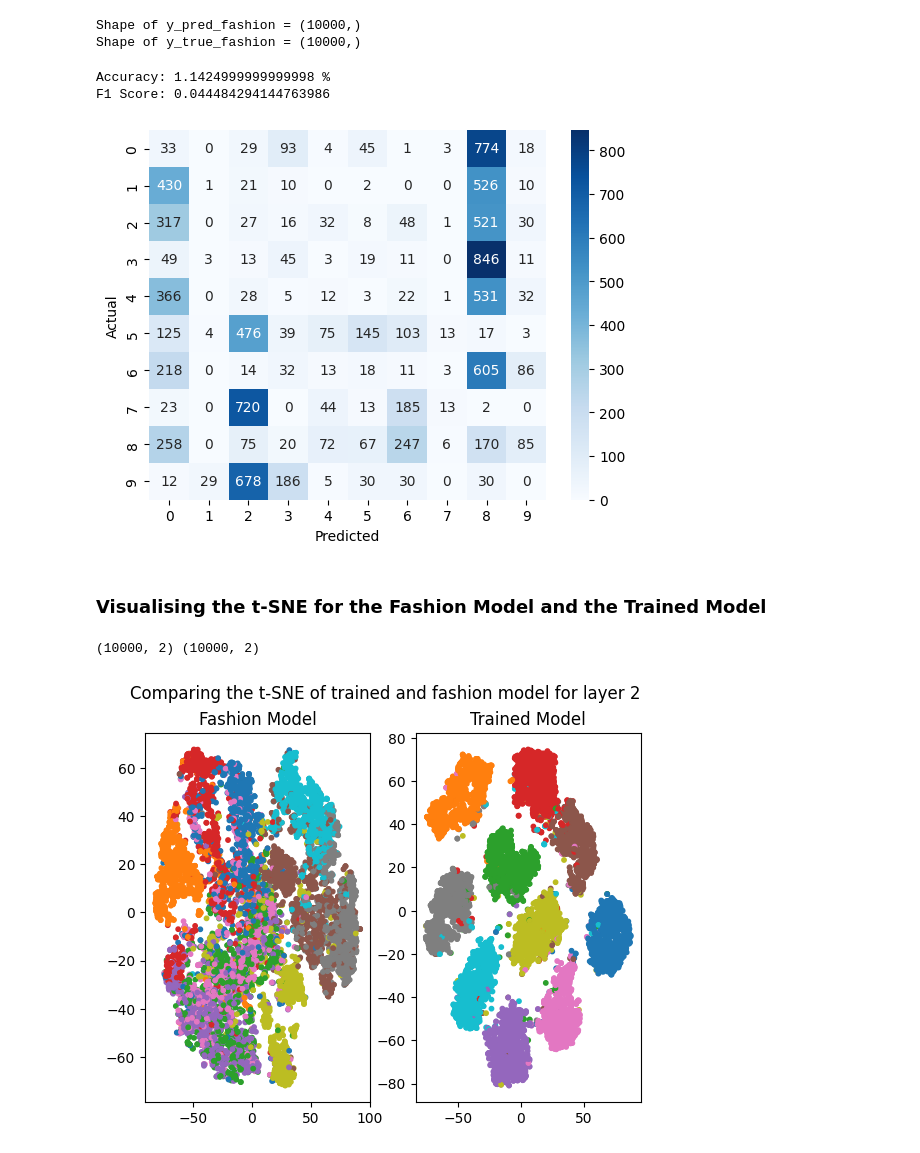
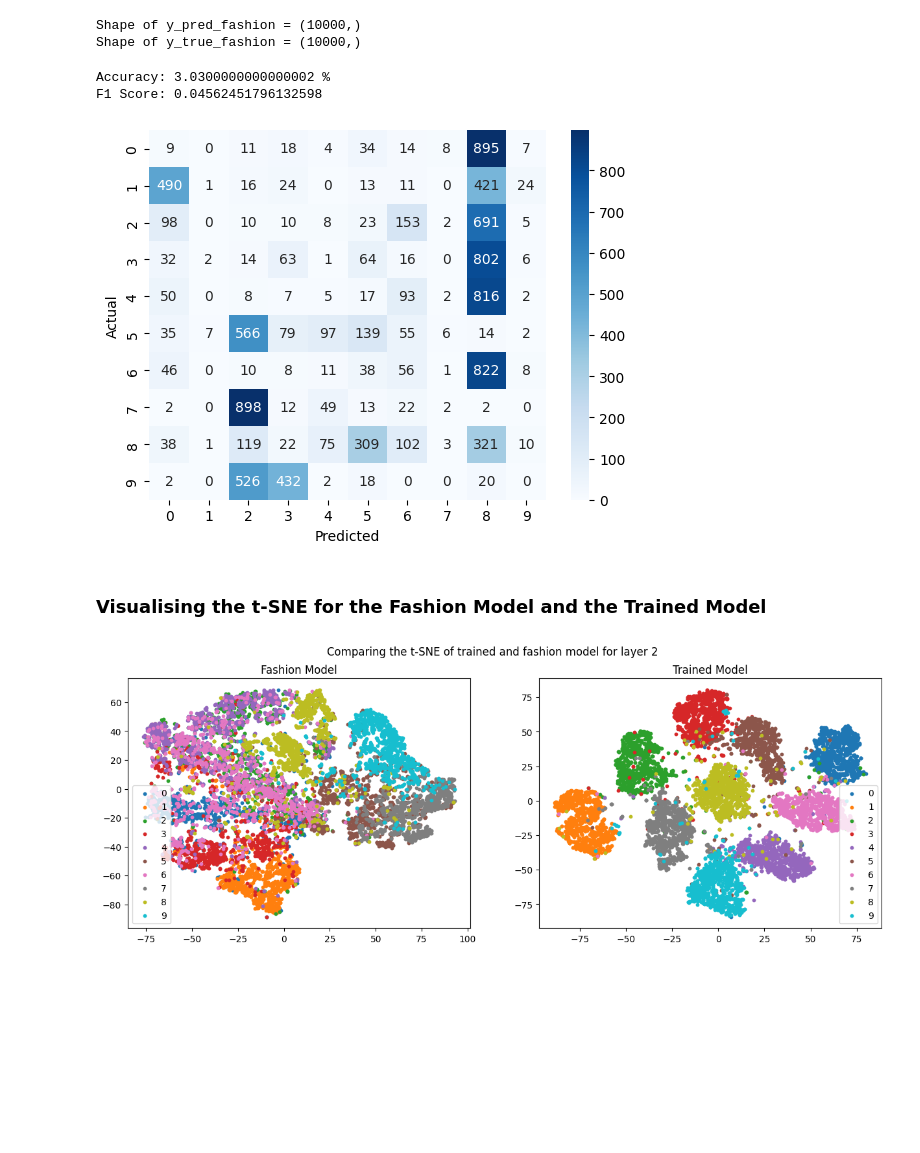
Before and after one commit to HarshilShah1804/ES335_Assignment_3, a Jupyter notebook: Question3.ipynb, the cells around one changed output. Saved outputs shown, nothing was run; the diff lists cells and outputs as text; code cells hidden in the pictures; blank space fills up the shorter version.

```diff
--- a/Question3.ipynb
+++ b/Question3.ipynb
@@ -85,9 +85,9 @@ plt.show()
 class MLP(nn.Module):  # 3 Layer MLP with 128 neurons in the first layer, 64 in second and 10 in the output layer
     def __init__(self):
         super(MLP,self).__init__()
-        self.fc1 = nn.Linear(28*28,128)
-        self.fc2 = nn.Linear(128,64)
-        self.fc3 = nn.Linear(64,10)
+        self.fc1 = nn.Linear(28*28,30)
+        self.fc2 = nn.Linear(30,20)
+        self.fc3 = nn.Linear(20,10)
 
     def forward(self,x):
         x = x.view(-1,28*28)
@@ -335,9 +344,14 @@ Shape of trained activations = (10000, 64)
 # %%
+plt.figure(figsize=(15, 5))
 plt.subplot(1, 2, 1)
-plt.scatter(tsne_untrained[:, 0], tsne_untrained[:, 1], c=y_true, cmap='tab10', s=10)
+for i in range(10):
+    plt.scatter(tsne_untrained[y_true == i, 0], tsne_untrained[y_true == i, 1], s=10, label=i)
 plt.title('Untrained Model')
+plt.legend()
 plt.subplot(1, 2, 2)
-plt.scatter(tsne_trained[:, 0], tsne_trained[:, 1], c=y_true, cmap='tab10', s=10)
+for i in range(10):
+    plt.scatter(tsne_trained[y_true == i, 0], tsne_trained[y_true == i, 1], s=10, label=i)
+plt.legend()
 plt.title('Trained Model')
 plt.suptitle('Comparing the t-SNE of trained and untrained model for layer 2')
 plt.show()
@@ -398,26 +412,30 @@ plt.xlabel('Predicted')
 plt.ylabel('Actual')
 plt.show()
 # %% [output]
-Accuracy: 1.1424999999999998 %
-F1 Score: 0.044484294144763986
+Accuracy: 3.0300000000000002 %
+F1 Score: 0.04562451796132598
-[figure, old version]
+[figure, new version]
 # %% [markdown]
 ### Visualising the t-SNE for the Fashion Model and the Trained Model
 # %%
 fashion_activations, y_fashion = extract_features(model, fashion_data)
 tsne_fashion = TSNE(n_components=2).fit_transform(fashion_activations)
 print(tsne_trained.shape, tsne_fashion.shape)
+plt.figure(figsize=(15, 5))
 plt.subplot(1, 2, 1)
-plt.scatter(tsne_fashion[:, 0], tsne_fashion[:, 1], c=y_fashion, cmap='tab10', s=10)
+for i in range(10):
+    plt.scatter(tsne_fashion[y_fashion == i, 0], tsne_fashion[y_fashion == i, 1], s=10, label=i)
+plt.legend()
 plt.title('Fashion Model')
 plt.subplot(1, 2, 2)
-plt.scatter(tsne_trained[:, 0], tsne_trained[:, 1], c=y_true, cmap='tab10', s=10)
+for i in range(10):
+    plt.scatter(tsne_trained[y_true == i, 0], tsne_trained[y_true == i, 1], s=10, label=i)
+plt.legend()
 plt.title('Trained Model')
 plt.suptitle("Comparing the t-SNE of trained and fashion model for layer 2")
 plt.show()
 # %% [output]
-(10000, 2) (10000, 2)
-[figure, old version]
+[figure, new version]
 # %% [markdown]
 ### Observations:
 - The accuracy and F1-Score of the model is very low. This is because the Fashion-MNIST Dataset contains images of fashion items like shoes, t-shirts etc. while the model is trained on MNIST dataset, which contains digits. Therefore, as the model has learned only on the digits, it is not not surprising that it will not be able to classify the fashion items incorrectly.
```
Also changed, not shown: parts of 13 cells of this notebook.
